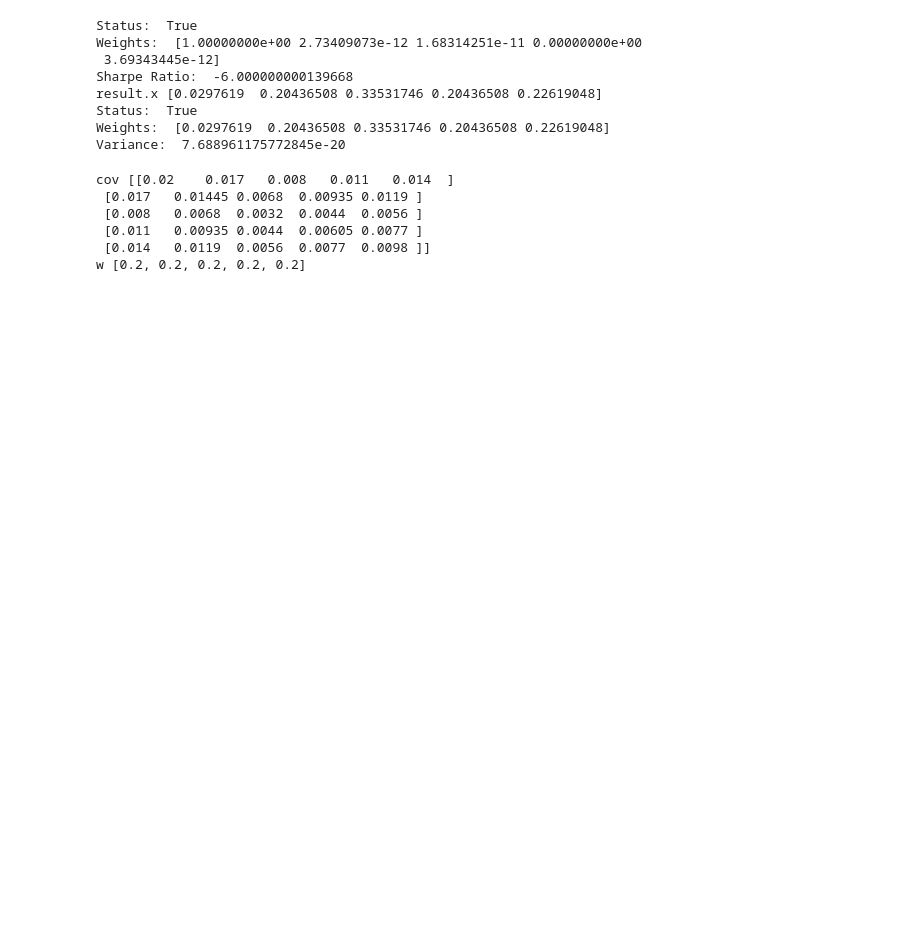
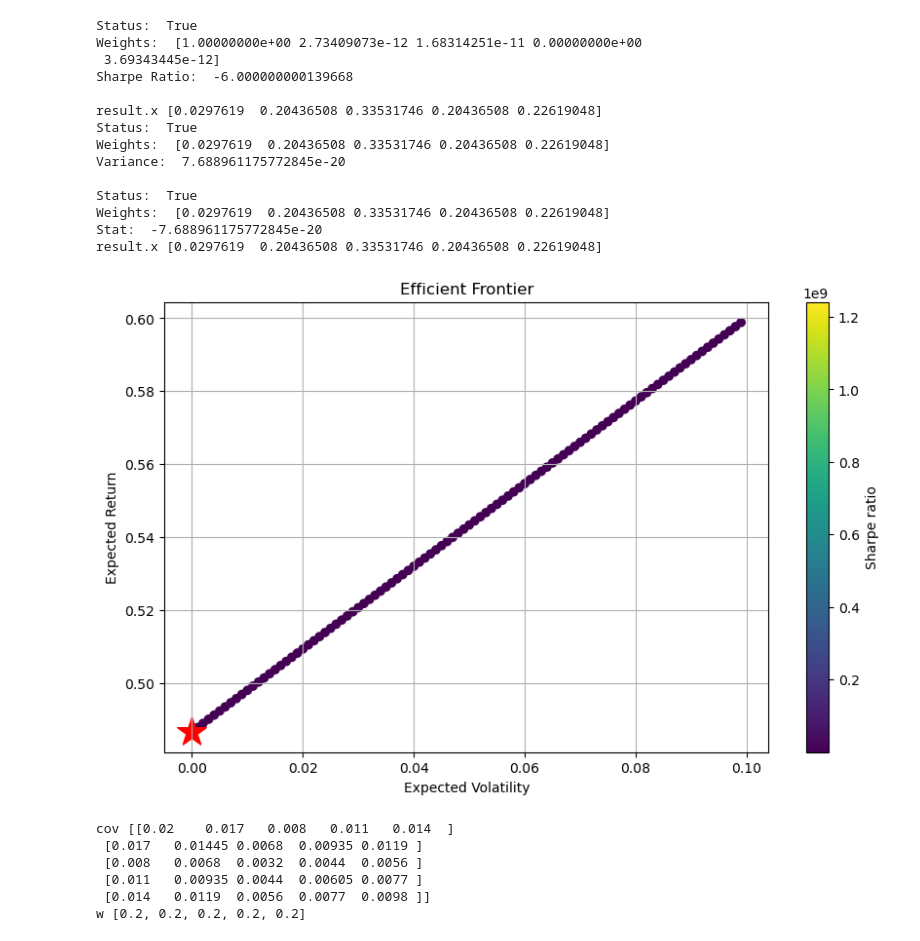
Before and after one commit to tejaskamtam/OpenQuant, a Jupyter notebook: optimizers.ipynb, the cells around one changed output. Drawn from its saved outputs; the diff is of its cells as text; code cells hidden in the pictures; blank space fills up the shorter version.

Commit message:
ip: plot efficient frontier

```diff
--- a/optimizers.ipynb
+++ b/optimizers.ipynb
@@ -67,26 +123,42 @@ class Markowitz:
 # %%
 # test max sharpe
 returns =[[0.1, 0.2], [0.15 ,0.17], [0.12,0.08], [0.09,0.11], [0.13,0.14]]
 markowitz= Markowitz(returns, 2)
 weights1, sharpe_ratio, status1 = markowitz.max_sharpe()
 print("Status: ", status1)
 print('Weights: ', weights1)
-print('Sharpe Ratio: ', sharpe_ratio)
+print('Sharpe Ratio: ', sharpe_ratio, '\n')
 
 # test min variance
 weights2, variance, status2 = markowitz.min_variance()
 print("Status: ", status2)
 print('Weights: ', weights2)
-print('Variance: ', variance)
+print('Variance: ', variance, '\n')
+
+# test optimize
+weights3, new_sharpe, status3 = markowitz.optimize(target_variance=variance)
+print("Status: ", status3)
+print('Weights: ', weights3)
+print('Stat: ', new_sharpe)
+
+# test efficient frontier
+markowitz.efficient_frontier()
 # %% [output]
 Status:  True
 Weights:  [1.00000000e+00 2.73409073e-12 1.68314251e-11 0.00000000e+00
  3.69343445e-12]
 Sharpe Ratio:  -6.000000000139668
+
 result.x [0.0297619  0.20436508 0.33531746 0.20436508 0.22619048]
 Status:  True
 Weights:  [0.0297619  0.20436508 0.33531746 0.20436508 0.22619048]
 Variance:  7.688961175772845e-20
+
+Status:  True
+Weights:  [0.0297619  0.20436508 0.33531746 0.20436508 0.22619048]
+Stat:  -7.688961175772845e-20
+result.x [0.0297619  0.20436508 0.33531746 0.20436508 0.22619048]
+[figure, added]
 # %%
 x =[[0, 0.2], [0 ,0.17], [0,0.08], [0,0.11], [0,0.14]]
 w = [1/len(x)]*len(x)
```
Also changed, not shown: parts of 1 cell of this notebook.
